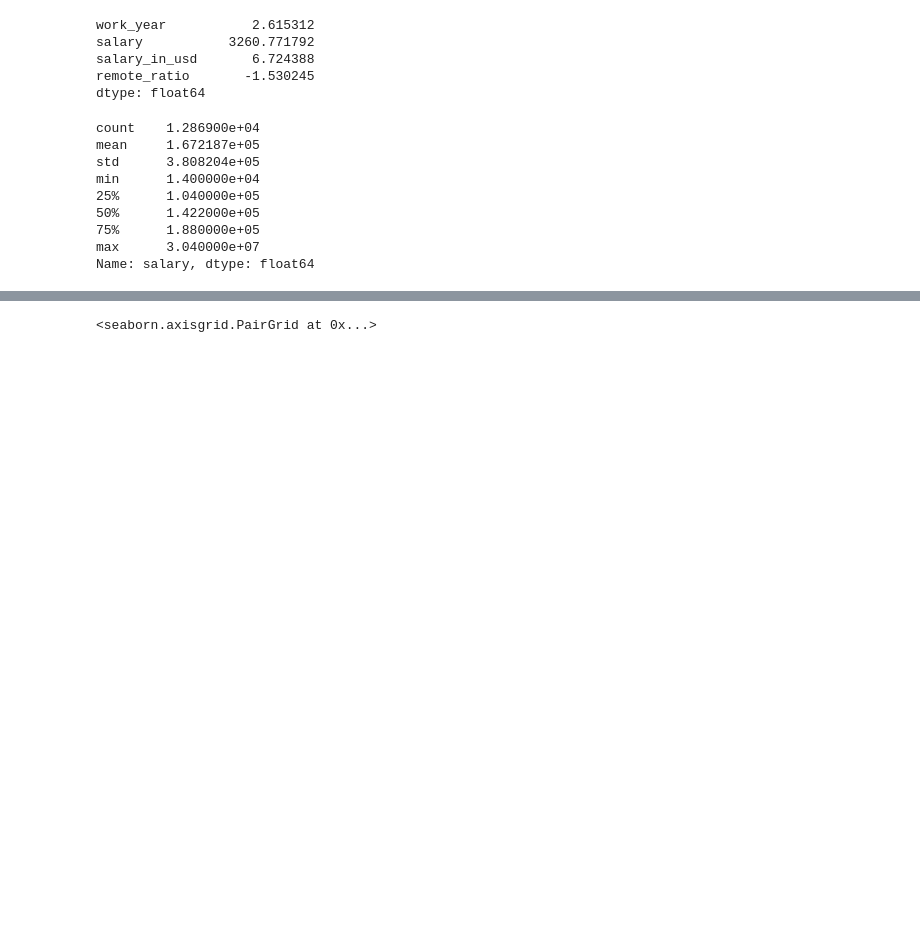
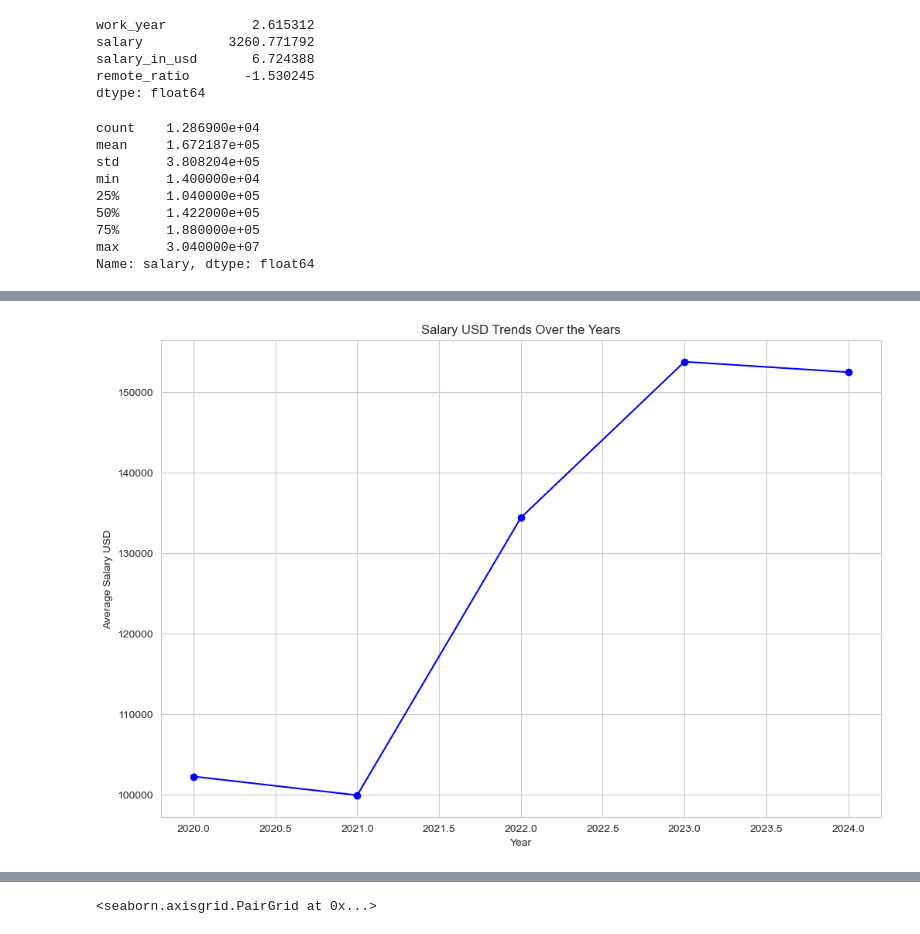
Before and after one commit to nandoj28/DataScienceSalary, a Jupyter notebook: model/main.ipynb, the cells around one changed output, grey strips where cells are left out. Drawn from its saved outputs; the diff is of its cells as text; code cells hidden in the pictures; blank space fills up the shorter version.

```diff
--- a/model/main.ipynb
+++ b/model/main.ipynb
@@ -89,0 +101,15 @@ plt.show()
+# %%
+# Salary trend throughout the years
+average_salary_per_year = data.groupby('work_year')['salary_in_usd'].mean()
+
+plt.figure(figsize=(12, 8))
+plt.plot(average_salary_per_year.index, average_salary_per_year.values, marker='o', linestyle='-', color='b')
+
+plt.xlabel('Year')
+plt.ylabel('Average Salary USD')
+plt.title('Salary USD Trends Over the Years')
+
+plt.grid(True)
+plt.show()
+# %% [output]
+[figure, added]
```
Also changed, not shown: parts of 6 cells of this notebook.
